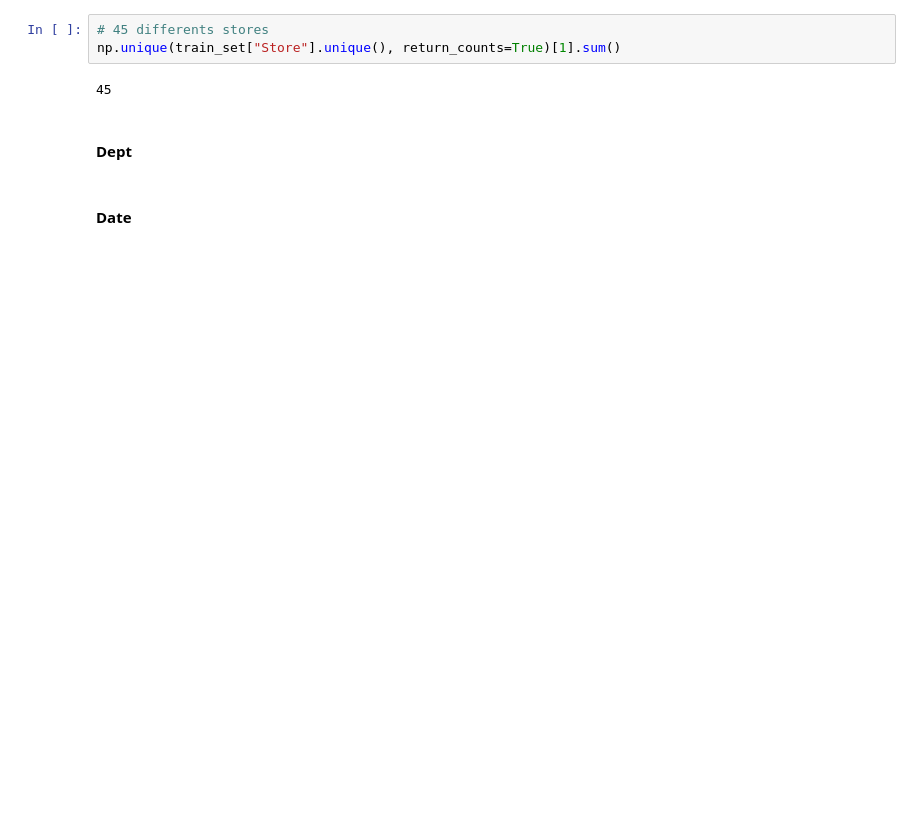
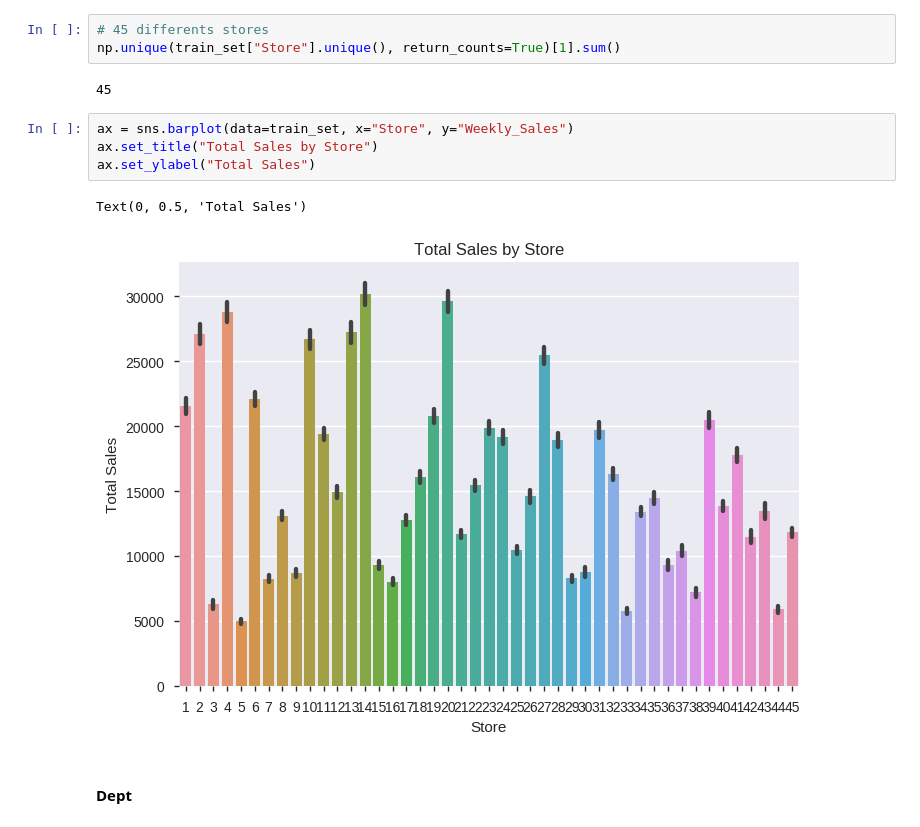
Before and after one commit to PieroNarciso/Walmart_forecasting_ML, a Jupyter notebook: EDA.ipynb, the cells around one changed output. Cells and saved outputs as stored; diff of their text form; blank space fills up the shorter version.

```diff
--- a/EDA.ipynb
+++ b/EDA.ipynb
@@ -196,7 +230,12 @@ The store number
 np.unique(train_set["Store"].unique(), return_counts=True)[1].sum()
 # %% [output]
 45
+# %%
+ax = sns.barplot(data=train_set, x="Store", y="Weekly_Sales")
+ax.set_title("Total Sales by Store")
+ax.set_ylabel("Total Sales")
+# %% [output]
+Text(0, 0.5, 'Total Sales')
+[figure, added]
 # %% [markdown]
 #### **Dept**
-# %% [markdown]
-#### **Date**
```
Also changed, not shown: parts of 38 cells of this notebook, 3 other files.
